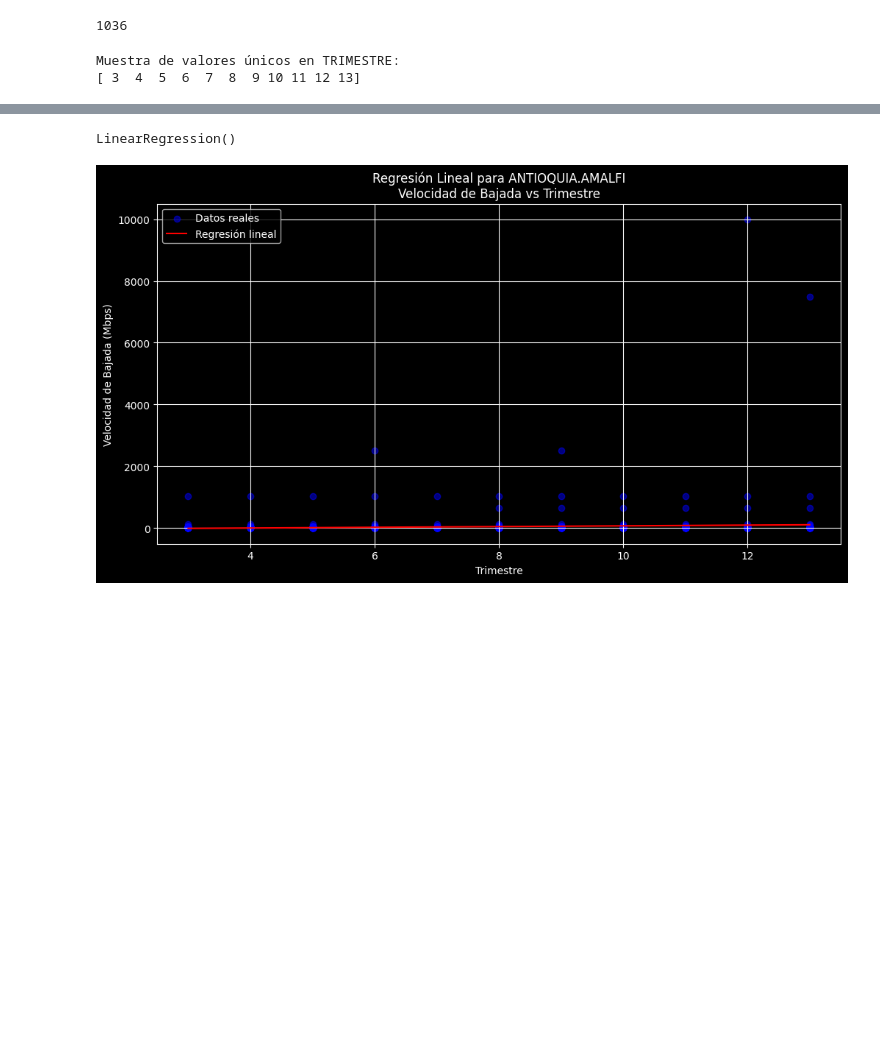
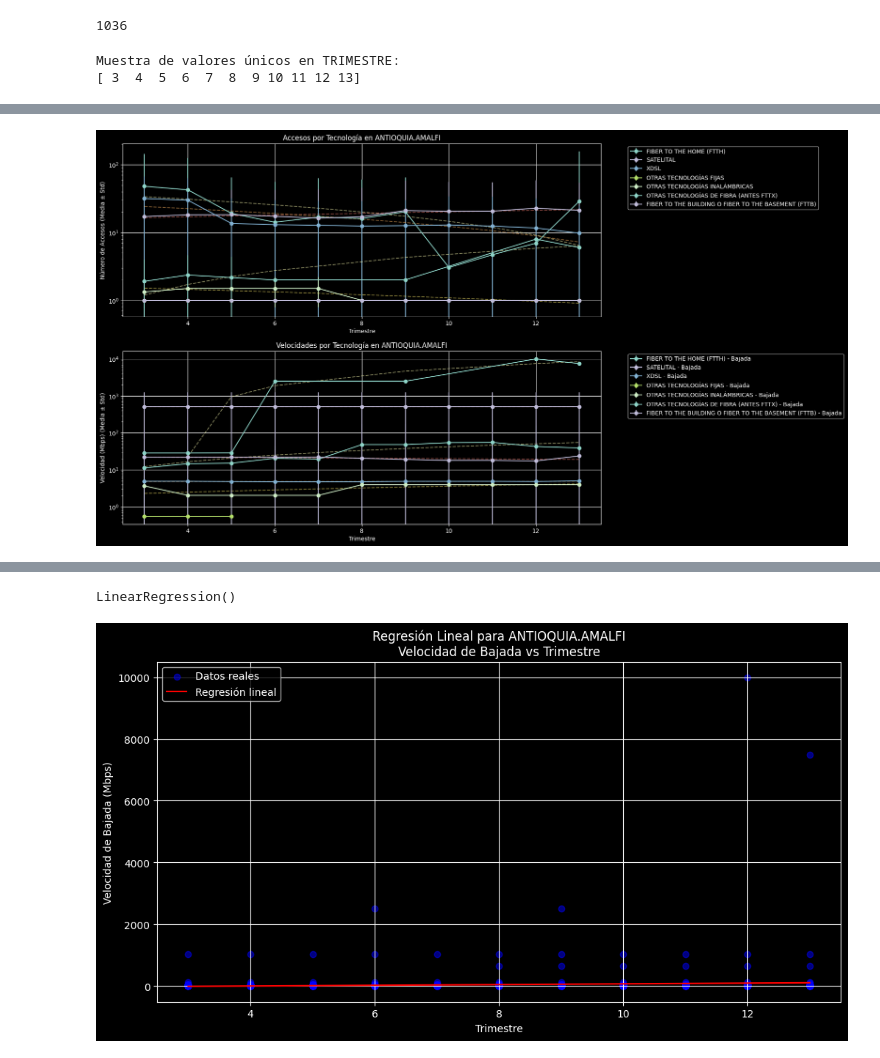
Before and after one commit to afelro97/InternetAccessColombia, a Jupyter notebook: InternetAccessColombia-DataCleaning/reivision_dataset_a_usar_2.ipynb, the cells around one changed output, grey strips where cells are left out. Cells and saved outputs as stored; diff of their text form; code cells hidden in the pictures; blank space fills up the shorter version.

```diff
--- a/InternetAccessColombia-DataCleaning/reivision_dataset_a_usar_2.ipynb
+++ b/InternetAccessColombia-DataCleaning/reivision_dataset_a_usar_2.ipynb
@@ -111,3 +111,94 @@ Se han creado 1121 archivos en Limpieza/data/subdatasets/
 nombre_municipio = 'ANTIOQUIA.AMALFI'  # Ejemplo, cámbialo por el que quieras ver
 ruta_archivo = f'Limpieza/data/subdatasets-ubicacion/{nombre_municipio}.csv'
 df_municipio = pd.read_csv(ruta_archivo)
+# %%
+def analizar_tecnologias(df):
+    # Calcular estadísticas por trimestre y tecnología
+    stats_por_trimestre = df.groupby(['TRIMESTRE', 'TECNOLOGÍA']).agg({
+        'VELOCIDAD BAJADA': ['mean', 'std'],
+        'VELOCIDAD SUBIDA': ['mean', 'std'],
+        'No. ACCESOS FIJOS A INTERNET': ['mean', 'std']
+    }).reset_index()
+
+    # Renombrar columnas para claridad
+    stats_por_trimestre.columns = [
+        'TRIMESTRE', 'TECNOLOGÍA',
+        'VELOCIDAD_BAJADA_MEAN', 'VELOCIDAD_BAJADA_STD',
+        'VELOCIDAD_SUBIDA_MEAN', 'VELOCIDAD_SUBIDA_STD',
+        'ACCESOS_MEAN', 'ACCESOS_STD'
+    ]
+
+    # Crear figura
+    fig, (ax1, ax2) = plt.subplots(2, 1, figsize=(15, 12))
+
+    # Graficar accesos por tecnología
+    for tecnologia in df['TECNOLOGÍA'].unique():
+        datos_tech = stats_por_trimestre[stats_por_trimestre['TECNOLOGÍA'] == tecnologia]
+
+        # Regresión lineal para accesos
+        modelo = LinearRegression()
+        X = datos_tech['TRIMESTRE'].values.reshape(-1, 1)
+        y = datos_tech['ACCESOS_MEAN'].values
+        modelo.fit(X, y)
+        y_pred = modelo.predict(X)
+
+        # Graficar datos y regresión
+        ax1.errorbar(datos_tech['TRIMESTRE'], datos_tech['ACCESOS_MEAN'],
+                     yerr=datos_tech['ACCESOS_STD'], fmt='o-', label=f'{tecnologia}')
+        ax1.plot(X, y_pred, '--', alpha=0.5)
+
+    ax1.set_title(f'Accesos por Tecnología en {nombre_municipio}')
+    ax1.set_xlabel('Trimestre')
+    ax1.set_ylabel('Número de Accesos (Media ± Std)')
+    ax1.legend(bbox_to_anchor=(1.05, 1), loc='upper left')
+    ax1.grid(True)
+    ax1.set_yscale('log')  # Aplicar escala logarítmica al primer subplot
+
+    # Graficar velocidades por tecnología
+    for tecnologia in df['TECNOLOGÍA'].unique():
+        datos_tech = stats_por_trimestre[stats_por_trimestre['TECNOLOGÍA'] == tecnologia]
+
+        # Regresión lineal para velocidades
+        modelo = LinearRegression()
+        X = datos_tech['TRIMESTRE'].values.reshape(-1, 1)
+        y = datos_tech['VELOCIDAD_BAJADA_MEAN'].values
+        modelo.fit(X, y)
+        y_pred = modelo.predict(X)
+
+        # Graficar datos y regresión
+        ax2.errorbar(datos_tech['TRIMESTRE'], datos_tech['VELOCIDAD_BAJADA_MEAN'],
+                     yerr=datos_tech['VELOCIDAD_BAJADA_STD'], fmt='o-',
+                     label=f'{tecnologia} - Bajada')
+        ax2.plot(X, y_pred, '--', alpha=0.5)
+
+    ax2.set_title(f'Velocidades por Tecnología en {nombre_municipio}')
+    ax2.set_xlabel('Trimestre')
+    ax2.set_ylabel('Velocidad (Mbps) (Media ± Std)')
+    ax2.legend(bbox_to_anchor=(1.05, 1), loc='upper left')
+    ax2.grid(True)
+    ax2.set_yscale('log')  # Aplicar escala logarítmica al segundo subplot
+
+    return stats_por_trimestre
+
+# Ejecutar el análisis
+stats_tecnologia = analizar_tecnologias(df_municipio)
+
+# Imprimir estadísticas y tendencias
+for tecnologia in df_municipio['TECNOLOGÍA'].unique():
+    datos_tech = stats_tecnologia[stats_tecnologia['TECNOLOGÍA'] == tecnologia]
+
+    # Calcular tendencias
+    if len(datos_tech) > 1:
+        modelo_velocidad = LinearRegression()
+        X = datos_tech['TRIMESTRE'].values.reshape(-1, 1)
+        y = datos_tech['VELOCIDAD_BAJADA_MEAN'].values
+        modelo_velocidad.fit(X, y)
+
+        pendiente_velocidad = modelo_velocidad.coef_[0]
+        r2_velocidad = r2_score(y, modelo_velocidad.predict(X))
+
+        print(f"\n{tecnologia}:")
+        print(f"Tendencia de velocidad: {pendiente_velocidad:.2f} Mbps/trimestre (R² = {r2_velocidad:.2f})")
+        print(f"Velocidad promedio: {datos_tech['VELOCIDAD_BAJADA_MEAN'].mean():.2f} ± {datos_tech['VELOCIDAD_BAJADA_STD'].mean():.2f} Mbps")
+        print(f"Accesos promedio: {datos_tech['ACCESOS_MEAN'].mean():.2f} ± {datos_tech['ACCESOS_STD'].mean():.2f}")
+# %% [output]
@@ -114,3 +222,4 @@ df_municipio = pd.read_csv(ruta_archivo)
+[figure, added]
 # %%
 
 # Crear figura y ejes
```
Also changed, not shown: parts of 7 cells of this notebook.
